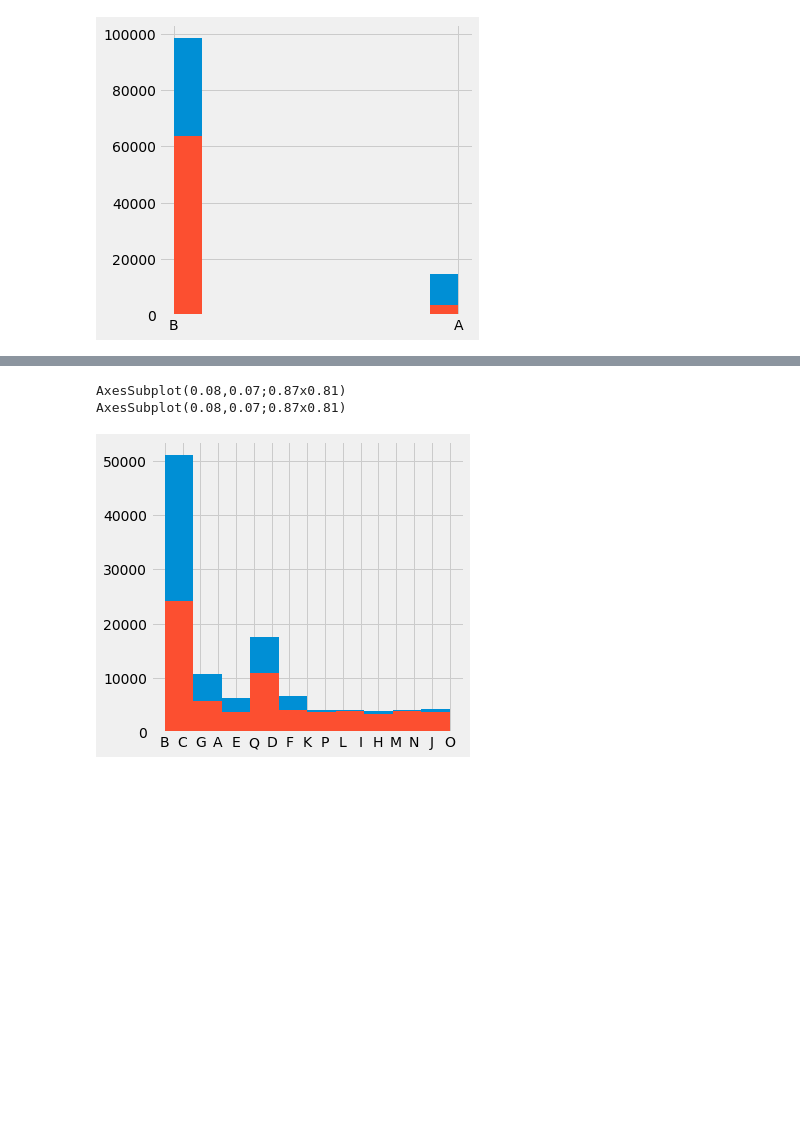
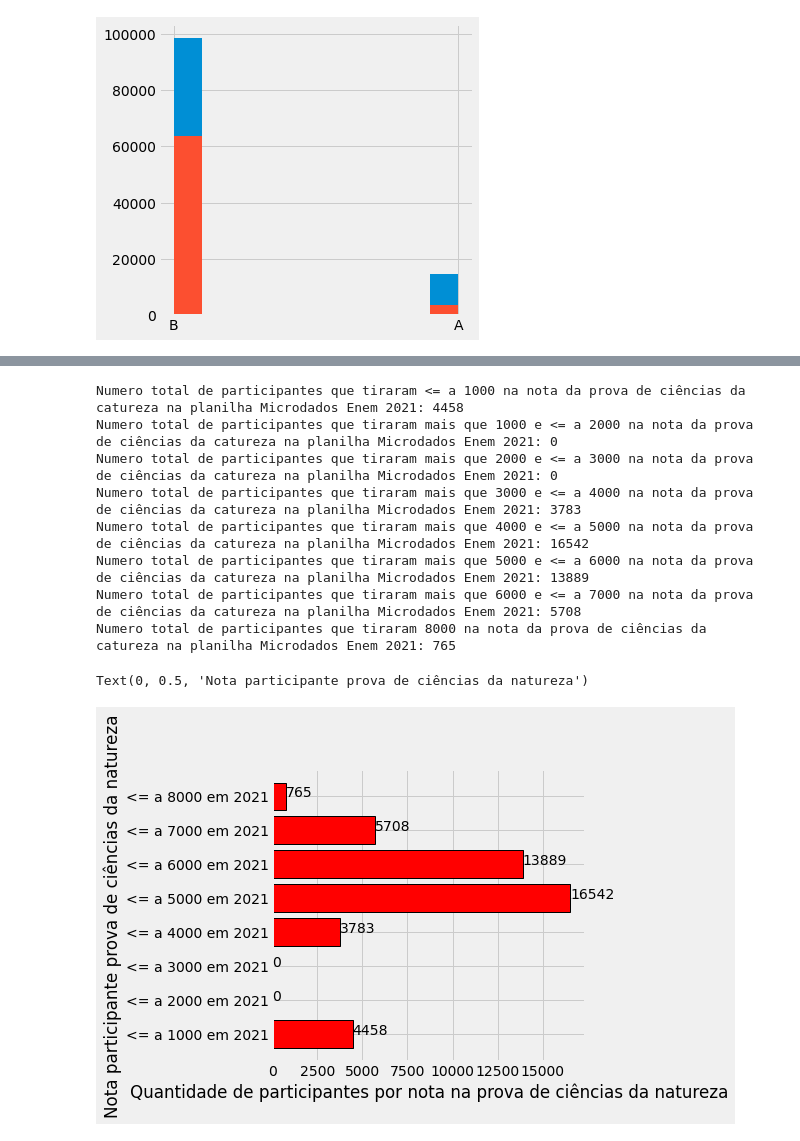
Before and after one commit to kingofrats04/Projeto_IA_DadosEnem, a Jupyter notebook: Graficos_IA.ipynb, the cells around one changed output, grey strips where cells are left out. Saved outputs shown, nothing was run; the diff lists cells and outputs as text; code cells hidden in the pictures; blank space fills up the shorter version.

```diff
--- a/Graficos_IA.ipynb
+++ b/Graficos_IA.ipynb
@@ -718,8 +590,52 @@ Text(0, 0.5, 'Resposta participante para tipo de renda')
-# %%
-# Histograma projetando a quatidade de participantes por tipo de renda mensal familiar
-print(planilha2020.Q006.hist())
-print(planilha2021.Q006.hist())
-# %% [output]
-AxesSubplot(0.08,0.07;0.87x0.81)
-AxesSubplot(0.08,0.07;0.87x0.81)
-[figure, removed]
+# %%
+#display(planilha2021.loc[(planilha2021['NU_NOTA_CN']<=1000)])
+#display(planilha2021.loc[(planilha2021['NU_NOTA_CN']<=2000)])
+#display(planilha2021.loc[(planilha2021['NU_NOTA_CN']<=3000)])
+#display(planilha2021.loc[(planilha2021['NU_NOTA_CN']<=4000)])
+#display(planilha2021.loc[(planilha2021['NU_NOTA_CN']<=5000)])
+#display(planilha2021.loc[(planilha2021['NU_NOTA_CN']<=6000)])
+#display(planilha2021.loc[(planilha2021['NU_NOTA_CN']<=7000)])
+#display(planilha2021.loc[(planilha2021['NU_NOTA_CN']<=8000)])
+
+print('Numero total de participantes que tiraram <= a 1000 na nota da prova de ciências da catureza na planilha Microdados Enem 2021: 4458')
+print('Numero total de participantes que tiraram mais que 1000 e <= a 2000 na nota da prova de ciências da catureza na planilha Microdados Enem 2021: 0')
+print('Numero total de participantes que tiraram mais que 2000 e <= a 3000 na nota da prova de ciências da catureza na planilha Microdados Enem 2021: 0')
+print('Numero total de participantes que tiraram mais que 3000 e <= a 4000 na nota da prova de ciências da catureza na planilha Microdados Enem 2021: 3783')
+print('Numero total de participantes que tiraram mais que 4000 e <= a 5000 na nota da prova de ciências da catureza na planilha Microdados Enem 2021: 16542')
+print('Numero total de participantes que tiraram mais que 5000 e <= a 6000 na nota da prova de ciências da catureza na planilha Microdados Enem 2021: 13889')
+print('Numero total de participantes que tiraram mais que 6000 e <= a 7000 na nota da prova de ciências da catureza na planilha Microdados Enem 2021: 5708')
+print('Numero total de participantes que tiraram 8000 na nota da prova de ciências da catureza na planilha Microdados Enem 2021: 765')
+
+NU_NOTA_CN_1000_2021 = 4458
+NU_NOTA_CN_2000_2021 = 0
+NU_NOTA_CN_3000_2021 = 0
+NU_NOTA_CN_4000_2021 = 3783
+NU_NOTA_CN_5000_2021 = 16542
+NU_NOTA_CN_6000_2021 = 13889
+NU_NOTA_CN_7000_2021 = 5708
+NU_NOTA_CN_8000_2021 = 765
+
+# Printando grafico de barras horizontal
+x = ['<= a 1000 em 2021', '<= a 2000 em 2021', '<= a 3000 em 2021', '<= a 4000 em 2021', '<= a 5000 em 2021', '<= a 6000 em 2021', '<= a 7000 em 2021', '<= a 8000 em 2021']
+y = [4458, 0, 0, 3783, 16542, 13889, 5708, 765]
+total_NU_NOTA_CN = NU_NOTA_CN_1000_2021, NU_NOTA_CN_2000_2021, NU_NOTA_CN_3000_2021, NU_NOTA_CN_4000_2021, NU_NOTA_CN_5000_2021, NU_NOTA_CN_6000_2021, NU_NOTA_CN_7000_2021, NU_NOTA_CN_8000_2021
+
+plt.style.use('fivethirtyeight')
+
+for index, value in enumerate(y):
+  plt.text(value, index,str(value))
+
+plt.barh(x, total_NU_NOTA_CN, align='center', color=['red'], edgecolor='black', linewidth="1")
+plt.xlabel("Quantidade de participantes por nota na prova de ciências da natureza")
+plt.ylabel("Nota participante prova de ciências da natureza")
+# %% [output]
+Numero total de participantes que tiraram <= a 1000 na nota da prova de ciências da catureza na planilha Microdados Enem 2021: 4458
+Numero total de participantes que tiraram mais que 1000 e <= a 2000 na nota da prova de ciências da catureza na planilha Microdados Enem 2021: 0
+Numero total de participantes que tiraram mais que 2000 e <= a 3000 na nota da prova de ciências da catureza na planilha Microdados Enem 2021: 0
+Numero total de participantes que tiraram mais que 3000 e <= a 4000 na nota da prova de ciências da catureza na planilha Microdados Enem 2021: 3783
+Numero total de participantes que tiraram mais que 4000 e <= a 5000 na nota da prova de ciências da catureza na planilha Microdados Enem 2021: 16542
+Numero total de participantes que tiraram mais que 5000 e <= a 6000 na nota da prova de ciências da catureza na planilha Microdados Enem 2021: 13889
+Numero total de participantes que tiraram mais que 6000 e <= a 7000 na nota da prova de ciências da catureza na planilha Microdados Enem 2021: 5708
+Numero total de participantes que tiraram 8000 na nota da prova de ciências da catureza na planilha Microdados Enem 2021: 765
+Text(0, 0.5, 'Nota participante prova de ciências da natureza')
+[figure, added]
```
Also changed, not shown: parts of 6 cells of this notebook.
